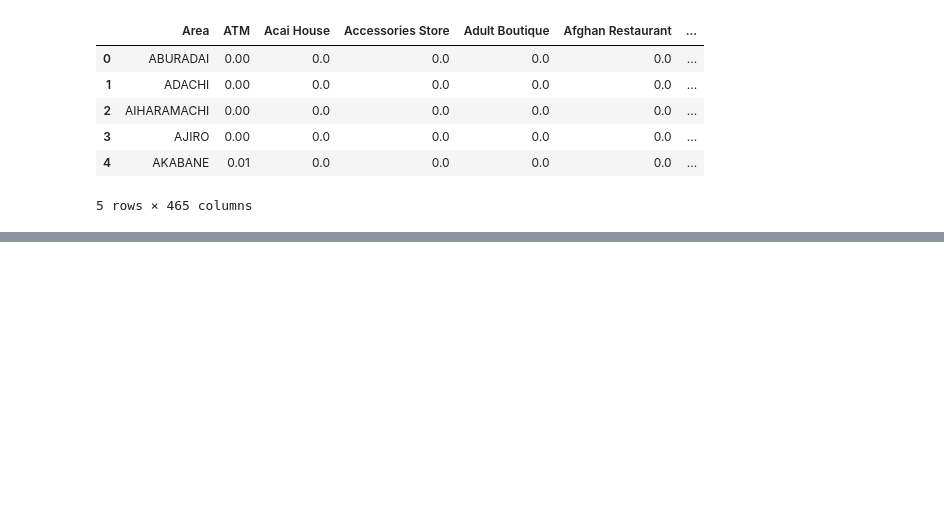
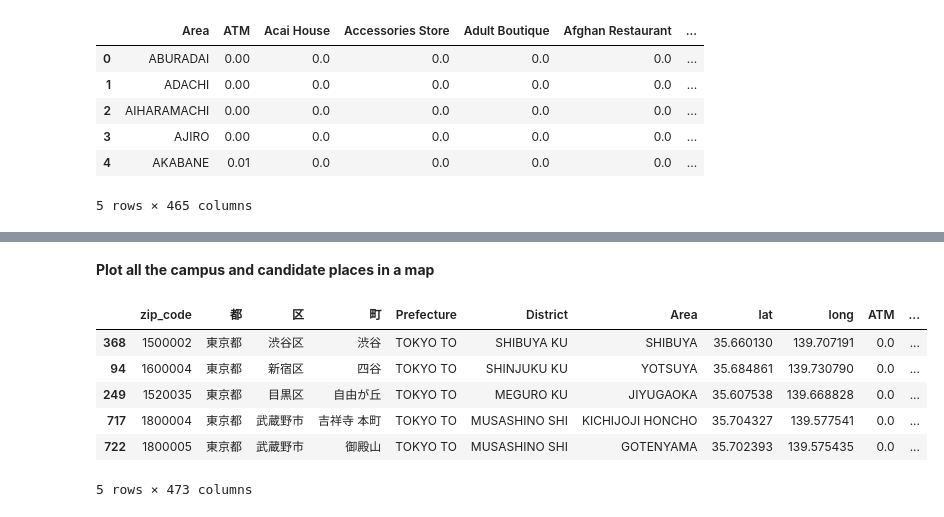
Before and after one commit to HIKARU8150/Coursera_Capstone, a Jupyter notebook: Project/find_new_campus.ipynb, the cells around one changed output, grey strips where cells are left out. Drawn from its saved outputs; the diff is of its cells as text; code cells hidden in the pictures; blank space fills up the shorter version.

```diff
--- a/Project/find_new_campus.ipynb
+++ b/Project/find_new_campus.ipynb
@@ -102,0 +209,16 @@ map_tokyo
+# %% [markdown]
+<b> Plot all the campus and candidate places in a map</b>
+# %%
+# collect data of all campuses
+other_campus_zip = ["1520035", "1800004", "1800005", "1600004"]
+other_campus_sites = zip_neighbor.query('zip_code == {}'.format(full_campus_zip))
+full_campus_sites = pd.concat([campus_zip_shibuya, other_campus_sites])
+full_campus_sites
+# %% [output]
+|  | zip_code | 都 | 区 | 町 | Prefecture | District | Area | lat | long | ATM | ... |
+| 368 | 1500002 | 東京都 | 渋谷区 | 渋谷 | TOKYO TO | SHIBUYA KU | SHIBUYA | 35.660130 | 139.707191 | 0.0 | ... |
+| 94 | 1600004 | 東京都 | 新宿区 | 四谷 | TOKYO TO | SHINJUKU KU | YOTSUYA | 35.684861 | 139.730790 | 0.0 | ... |
+| 249 | 1520035 | 東京都 | 目黒区 | 自由が丘 | TOKYO TO | MEGURO KU | JIYUGAOKA | 35.607538 | 139.668828 | 0.0 | ... |
+| 717 | 1800004 | 東京都 | 武蔵野市 | 吉祥寺 本町 | TOKYO TO | MUSASHINO SHI | KICHIJOJI HONCHO | 35.704327 | 139.577541 | 0.0 | ... |
+| 722 | 1800005 | 東京都 | 武蔵野市 | 御殿山 | TOKYO TO | MUSASHINO SHI | GOTENYAMA | 35.702393 | 139.575435 | 0.0 | ... |
+5 rows × 473 columns
```
Also changed, not shown: parts of 15 cells of this notebook, 2 other files.
